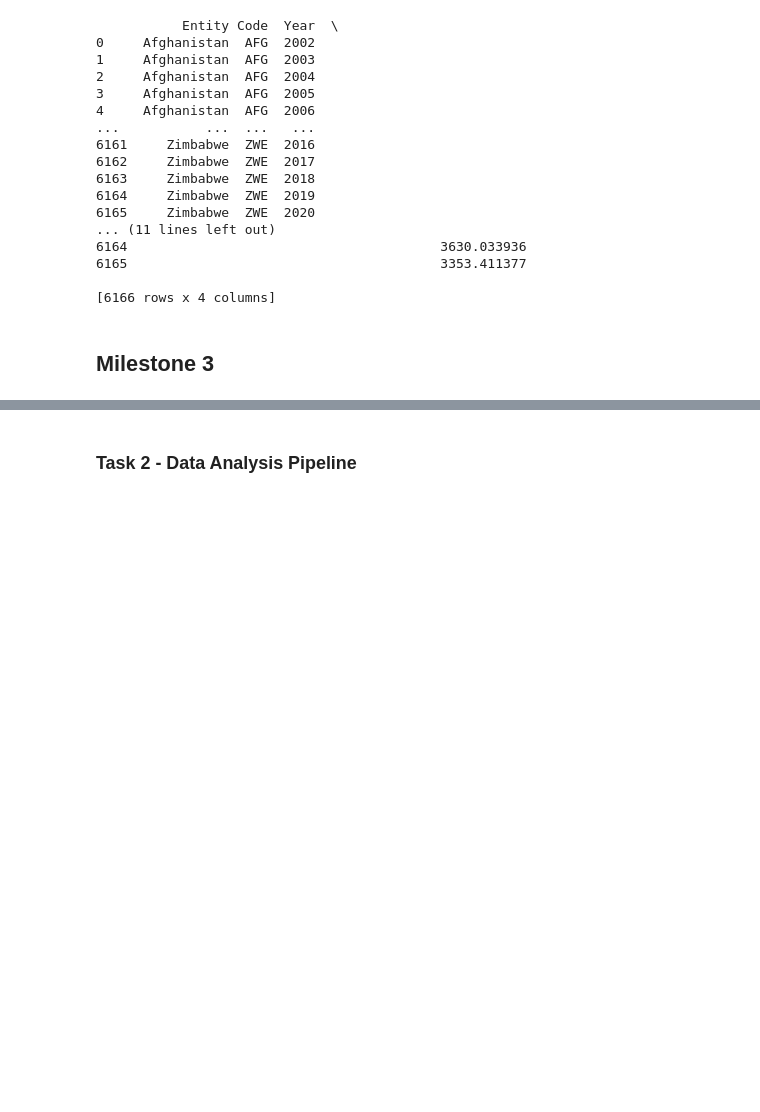
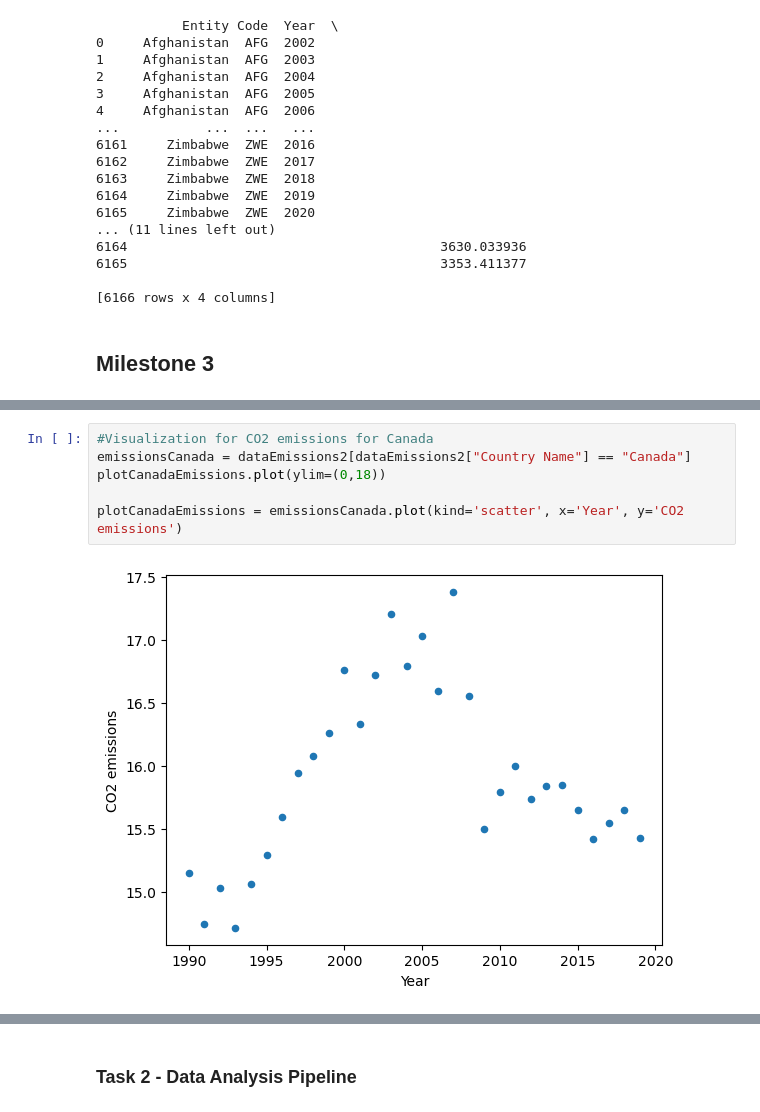
Before and after one commit to ubco-W2022T1-cosc301/project-group42, a Jupyter notebook: notebooks/analysis2.ipynb, the cells around one changed output, grey strips where cells are left out. Saved outputs shown, nothing was run; the diff lists cells and outputs as text; blank space fills up the shorter version.

```diff
--- a/notebooks/analysis2.ipynb
+++ b/notebooks/analysis2.ipynb
@@ -131,0 +200,8 @@ plt.xlim(0, 2)
+# %%
+#Visualization for CO2 emissions for Canada
+emissionsCanada = dataEmissions2[dataEmissions2["Country Name"] == "Canada"]
+plotCanadaEmissions.plot(ylim=(0,18))
+
+plotCanadaEmissions = emissionsCanada.plot(kind='scatter', x='Year', y='CO2 emissions')
+# %% [output]
+[figure, added]
```
Also changed, not shown: parts of 21 cells of this notebook.
